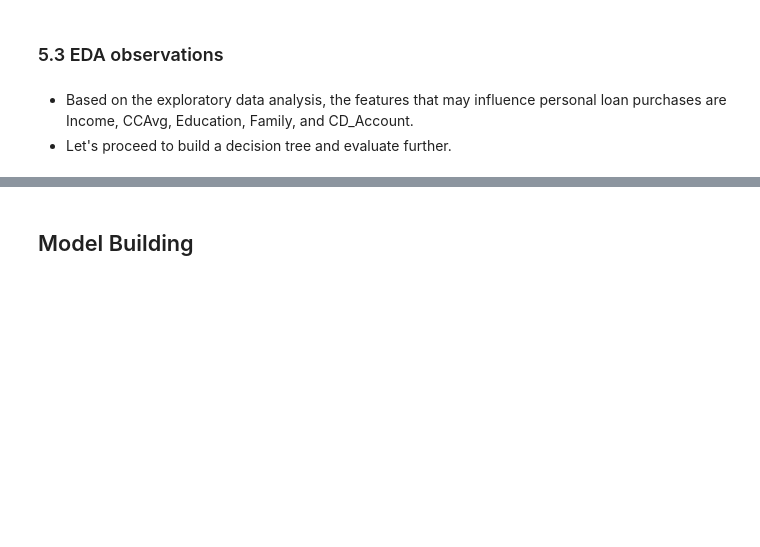
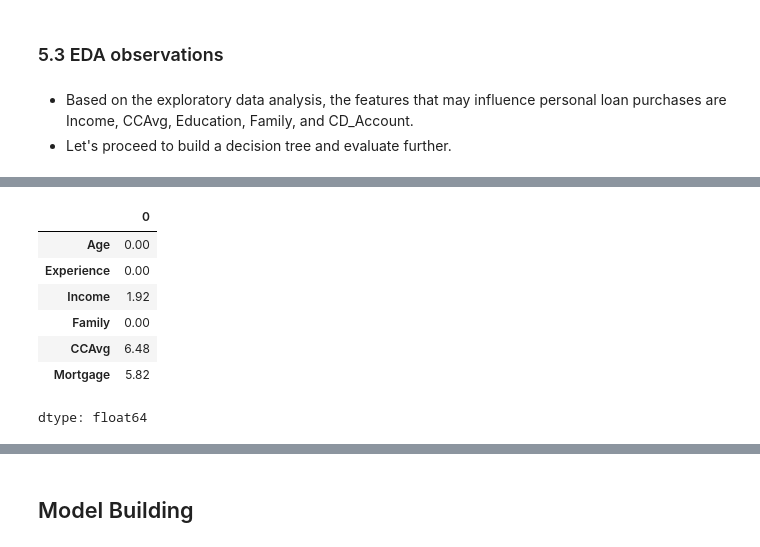
Before and after one commit to RashmiJK/PGP-AIML-PersonalLoan-ML, a Jupyter notebook: loan_purchase_modelling_dt.ipynb, the cells around one changed output, grey strips where cells are left out. Cells and saved outputs as stored; diff of their text form; code cells hidden in the pictures; blank space fills up the shorter version.

```diff
--- a/loan_purchase_modelling_dt.ipynb
+++ b/loan_purchase_modelling_dt.ipynb
@@ -813,0 +831,8 @@ distribution_plot_wrt_target(data, "CCAvg", "Personal_Loan")
+# %%
+# To find the 25th percentile
+Q1 = data.select_dtypes(include=["float64", "int64"]).quantile(0.25)
+
+# To find the 75th percentile
+Q3 = data.select_dtypes(include=["float64", "int64"]).quantile(0.75)
+print("type(Q1) = ", type(Q1))
+print(Q1)
@@ -814,15 +848,22 @@ distribution_plot_wrt_target(data, "CCAvg", "Personal_Loan")
 # %%
-Q1 = data.select_dtypes(include=["float64", "int64"])._______(0.25)  # To find the 25th percentile and 75th percentile.
-Q3 = data.select_dtypes(include=["float64", "int64"])._______(0.75)
+# Compute Inter Quantile Range (75th percentile - 25th percentile)
+IQR = Q3 - Q1
 
-IQR = Q3 - Q1  # Inter Quantile Range (75th perentile - 25th percentile)
-
-lower = (
-    Q1 - 1.5 * IQR
-)  # Finding lower and upper bounds for all values. All values outside these bounds are outliers
-upper = Q3 + 1.5 * IQR
+# Finding lower and upper bounds for all numerical features. All values outside these bounds are outliers
+lower_whisker = (Q1 - 1.5 * IQR)
+upper_whisker = (Q3 + 1.5 * IQR)
 # %%
+# Calculate the percentage of outliers for each numerical column
 (
-    (data.select_dtypes(include=["float64", "int64"]) < lower)
-    | (data.select_dtypes(include=["float64", "int64"]) > upper)
+    (data.select_dtypes(include=["float64", "int64"]) < lower_whisker)
+    | (data.select_dtypes(include=["float64", "int64"]) > upper_whisker)
 ).sum() / len(data) * 100
+# %% [output]
+|  | 0 |
+| Age | 0.00 |
+| Experience | 0.00 |
+| Income | 1.92 |
+| Family | 0.00 |
+| CCAvg | 6.48 |
+| Mortgage | 5.82 |
+dtype: float64
```
Also changed, not shown: parts of 16 cells of this notebook.
